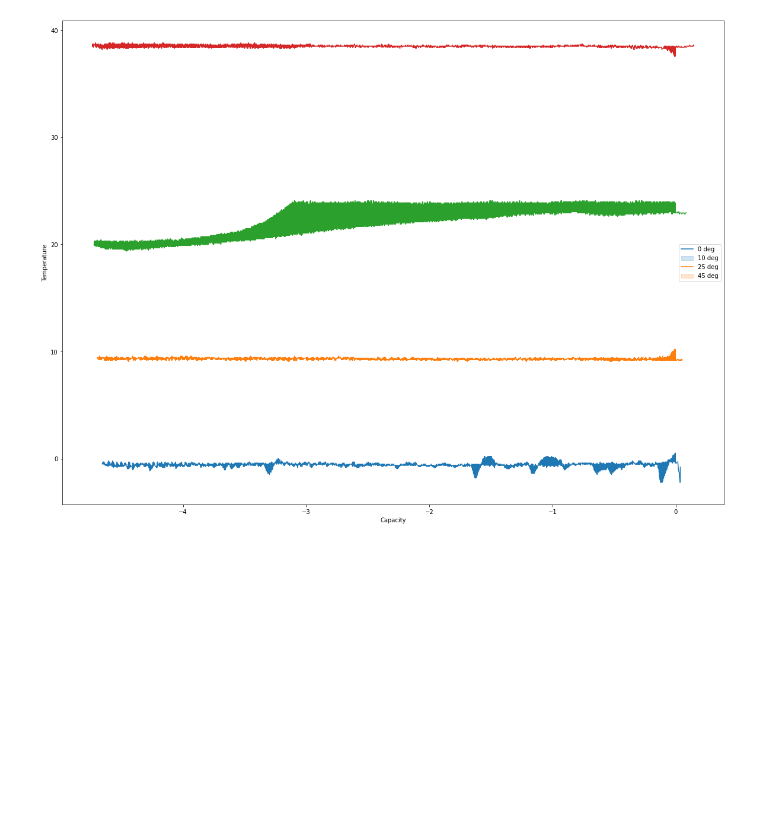
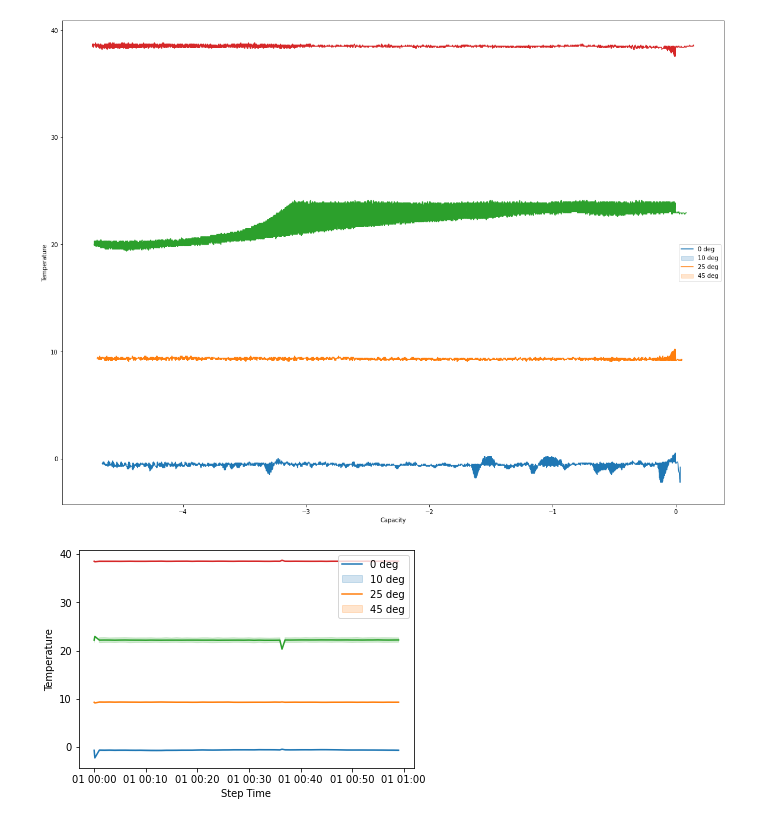
Before and after one commit to bpst98/battery_usage, a Jupyter notebook: Project-4.ipynb, the cells around one changed output. Saved outputs shown, nothing was run; the diff lists cells and outputs as text; code cells hidden in the pictures; blank space fills up the shorter version.

```diff
--- a/Project-4.ipynb
+++ b/Project-4.ipynb
@@ -93,6 +93,19 @@ data__820_C20DisCh_0_deg[['Step','Cycle', 'Cycle Level', 'Voltage','Current','Te
 data__800_C20DisCh_10_deg[['Step','Cycle', 'Cycle Level', 'Voltage','Current','Temperature','Capacity','WhAccu','Cnt']] = data__800_C20DisCh_10_deg[['Step','Cycle', 'Cycle Level', 'Voltage','Current','Temperature','Capacity','WhAccu','Cnt']].astype('float')
 data__773_C20DisCh_25_deg[['Step','Cycle', 'Cycle Level', 'Voltage','Current','Temperature','Capacity','WhAccu','Cnt']] = data__773_C20DisCh_25_deg[['Step','Cycle', 'Cycle Level', 'Voltage','Current','Temperature','Capacity','WhAccu','Cnt']].astype('float')
 data__761_C20DisCh_45_deg[['Step','Cycle', 'Cycle Level', 'Voltage','Current','Temperature','Capacity','WhAccu','Cnt']] = data__761_C20DisCh_45_deg[['Step','Cycle', 'Cycle Level', 'Voltage','Current','Temperature','Capacity','WhAccu','Cnt']].astype('float')
+# %%
+#820
+data__820_C20DisCh_0_deg['Step Time'] = pd.to_datetime(data__820_C20DisCh_0_deg['Step Time'], format = "%M:%S.%f")
+data__820_C20DisCh_0_deg['Prog Time'] = pd.to_datetime(data__820_C20DisCh_0_deg['Prog Time'], format = "%M:%S.%f")
+
+data__800_C20DisCh_10_deg['Step Time'] = pd.to_datetime(data__820_C20DisCh_0_deg['Step Time'], format = "%M:%S.%f")
+data__800_C20DisCh_10_deg['Prog Time'] = pd.to_datetime(data__820_C20DisCh_0_deg['Prog Time'], format = "%M:%S.%f")
+
+data__773_C20DisCh_25_deg['Step Time'] = pd.to_datetime(data__820_C20DisCh_0_deg['Step Time'], format = "%M:%S.%f")
+data__773_C20DisCh_25_deg['Prog Time'] = pd.to_datetime(data__820_C20DisCh_0_deg['Prog Time'], format = "%M:%S.%f")
+
+data__761_C20DisCh_45_deg['Step Time'] = pd.to_datetime(data__820_C20DisCh_0_deg['Step Time'], format = "%M:%S.%f")
+data__761_C20DisCh_45_deg['Prog Time'] = pd.to_datetime(data__820_C20DisCh_0_deg['Prog Time'], format = "%M:%S.%f")
 # %%
 plt.figure(figsize=(20,15))
 sns.lineplot(x=data__820_C20DisCh_0_deg['Capacity'], y=data__820_C20DisCh_0_deg['Temperature'])
@@ -103,3 +116,12 @@ plt.legend(labels=['0 deg','10 deg','25 deg','45 deg'])
 plt.show()
 # %% [output]
 [figure]
+# %%
+sns.lineplot(x=data__820_C20DisCh_0_deg['Step Time'], y=data__820_C20DisCh_0_deg['Temperature'])
+sns.lineplot(x=data__800_C20DisCh_10_deg['Step Time'], y=data__800_C20DisCh_10_deg['Temperature'])
+sns.lineplot(x=data__773_C20DisCh_25_deg['Step Time'], y=data__773_C20DisCh_25_deg['Temperature'])
+sns.lineplot(x=data__761_C20DisCh_45_deg['Step Time'], y=data__761_C20DisCh_45_deg['Temperature'])
+plt.legend(labels=['0 deg','10 deg','25 deg','45 deg'])
+plt.show()
+# %% [output]
+[figure, added]
```
Also changed, not shown: parts of 3 cells of this notebook.
